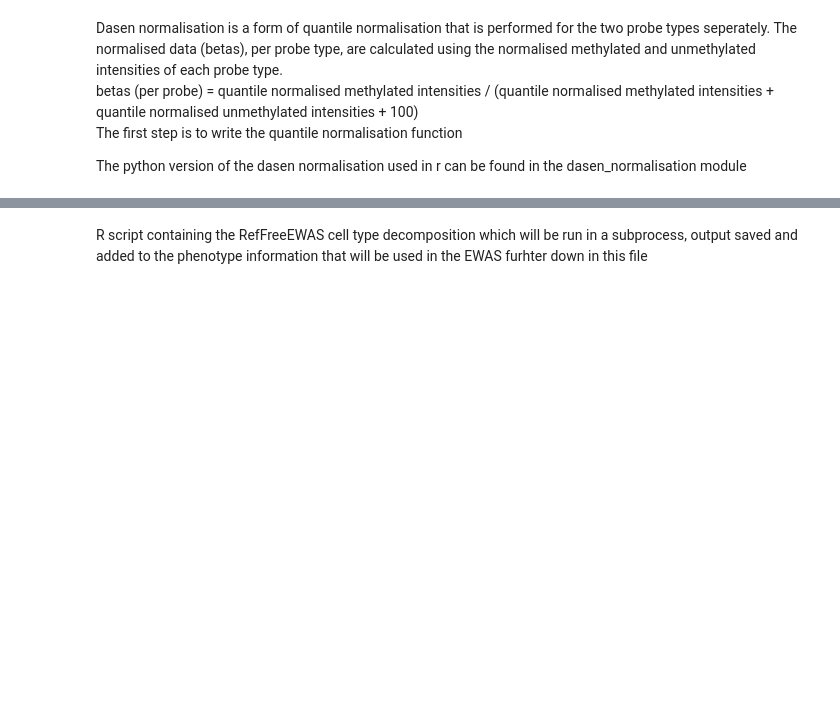
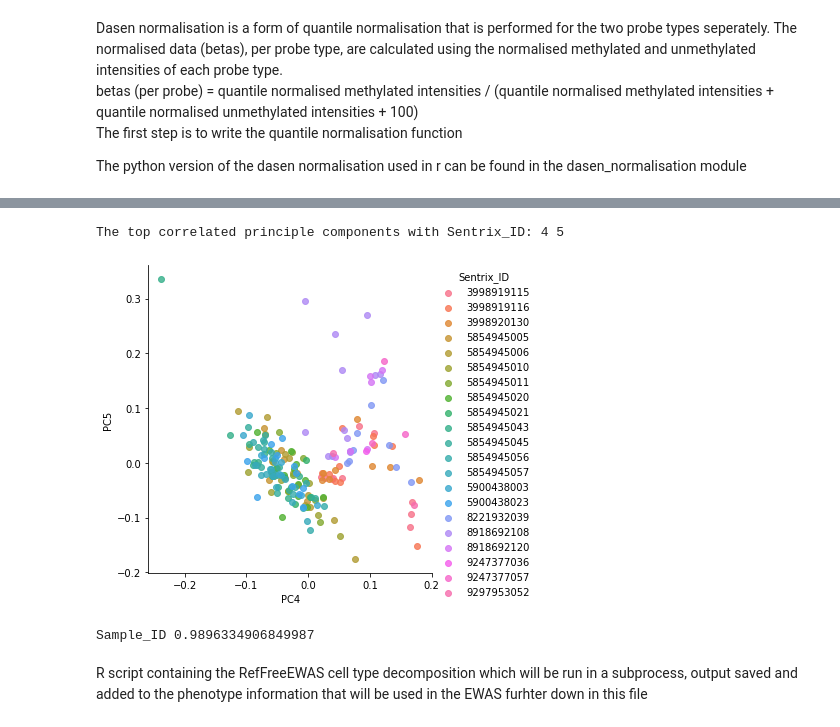
Before and after one commit to Waterkers/Federated_Differential_Methylation_Analysis, a Jupyter notebook: python_preprocessing.ipynb, the cells around one changed output, grey strips where cells are left out. Cells and saved outputs as stored; diff of their text form; code cells hidden in the pictures; blank space fills up the shorter version.

```diff
--- a/python_preprocessing.ipynb
+++ b/python_preprocessing.ipynb
@@ -163,0 +126,22 @@ sns.lmplot(x="PC1", y = "PC2", hue="Sentrix_ID", data = data_to_plot, fit_reg=Fa
+# %%
+# calculate the correlation between the PC clusters and the Sentrix_ID variable
+from scipy.stats import pearsonr
+pca_iterator = np.arange(0, n_comp)
+pca_cor = []
+codes_sentrix, options_sentrix = pd.factorize(pheno.loc[:,"Sentrix_ID"])
+for id, x in np.ndenumerate(pca_iterator):
+    cor, p_value = pearsonr(PCA_out.components_[x,], codes_sentrix)
+    pca_cor.append(float(cor)) # turn into list append
+pc_output = pd.DataFrame({"PC": pca_iterator, "Correlation": pca_cor})
+pc_output.sort_values(by = "Correlation", key = pd.Series.abs, ascending = False, inplace=True) #sort the correlation values in descending order based on their absolute value
+first = abs(pc_output.iloc[0]) #get the two highest correlated PCs
+second = abs(pc_output.iloc[1])
+print("The top correlated principle components with Sentrix_ID:", first.name + 1, second.name + 1)
+
+# visualise the two PCs with the strongest correlation with Sentrix_ID
+data_to_plot = pd.DataFrame({"PC4":PCA_out.components_[int(first.name)], "PC5":PCA_out.components_[int(second.name)], "Sentrix_ID":pheno.loc[:, "Sentrix_ID"]},
+     index=pheno.index.values)
+detail_PCA = sns.lmplot(x="PC4", y = "PC5", hue="Sentrix_ID", data = data_to_plot, fit_reg=False)
+# %% [output]
+The top correlated principle components with Sentrix_ID: 4 5
+[figure, added]
@@ -164,3 +159,8 @@ sns.lmplot(x="PC1", y = "PC2", hue="Sentrix_ID", data = data_to_plot, fit_reg=Fa
+# %%
+max_cor = max(cor_out, key=lambda y: abs(cor_out[y]))
+print(max_cor, cor_out[max_cor])
+# %% [output]
+Sample_ID 0.9896334906849987
 # %% [markdown]
 R script containing the RefFreeEWAS cell type decomposition which will be run in a subprocess, output saved and added to the phenotype information that will be used in the EWAS furhter down in this file
 # %%
```
Also changed, not shown: parts of 32 cells of this notebook.
